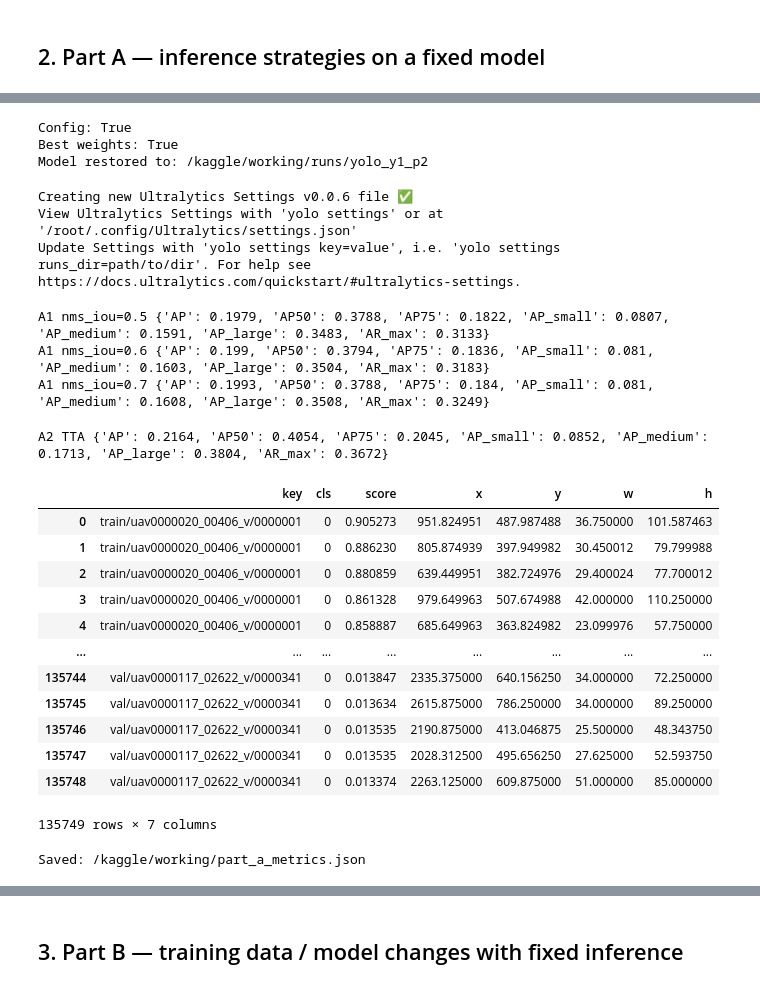
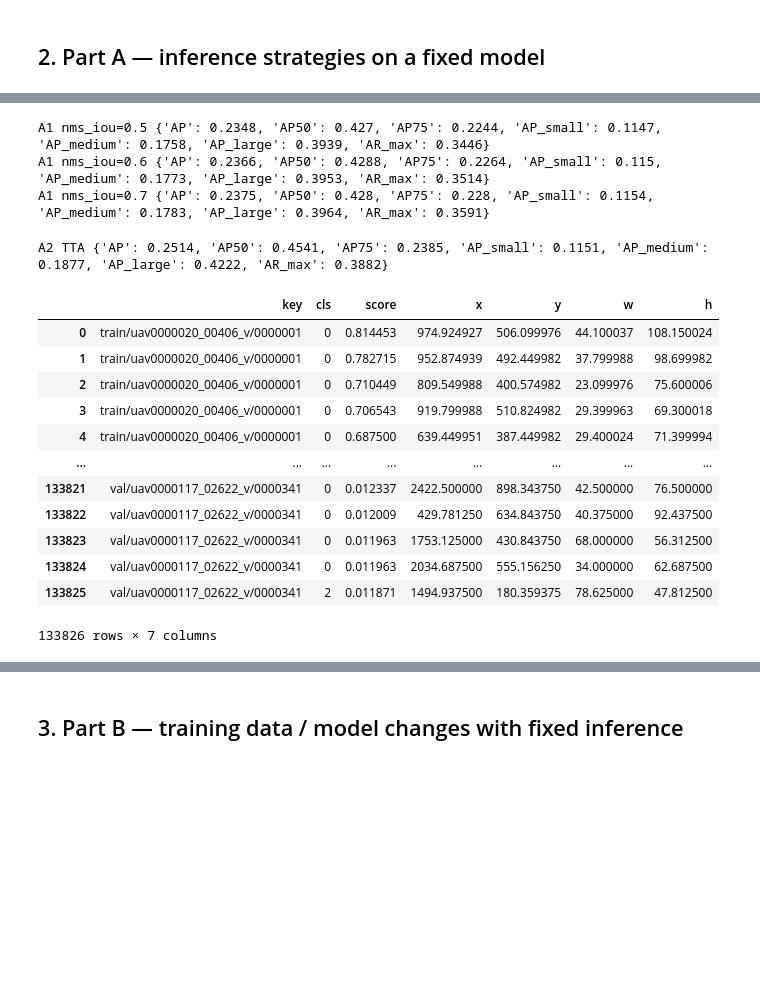
Before and after one commit to dd8ria/ai-hw2, a Jupyter notebook: notebooks/06_final_pipeline.ipynb, the cells around one changed output, grey strips where cells are left out. Drawn from its saved outputs; the diff is of its cells as text; code cells hidden in the pictures; blank space fills up the shorter version.

Commit message:
final pipeline (part A on B2, final model, submissions) with outputs

```diff
--- a/notebooks/06_final_pipeline.ipynb
+++ b/notebooks/06_final_pipeline.ipynb
@@ -78,0 +111,10 @@ if len(allres):
+# %%
+# Test submissions: B2 alone and both WBF weightings
+tb2 = ultra.predict_test(ultra.load(RUNS / "final_b2_fullaug"), ROOT, 1280)
+tb2.to_csv(OUT / "test_preds_final_b2_fullaug.csv.gz", index=False)
+vdet.write_submission(tb2, ROOT / "test_images.csv", OUT / "submission_b2.csv")
+tfr = pd.read_csv(glob.glob("/kaggle/input/**/test_preds_frcnn_e1_proposals.csv.gz", recursive=True)[0])
+for w in ([1, 1], [1, 2]):
+    fused = infer.wbf([tb2.rename(columns={"image_id": "key"}), tfr.rename(columns={"image_id": "key"})],
+                      weights=w, iou_thr=0.55).rename(columns={"key": "image_id"})
+    vdet.write_submission(fused, ROOT / "test_images.csv", OUT / f"submission_wbf_b2_frcnn_{w[0]}{w[1]}.csv")
@@ -105,69 +130,40 @@ Model files: [PosixPath('/kaggle/input/notebooks/dariaisme/04-yolo/results.zip')
-# %%
-from pathlib import Path
-import shutil
-
-src = Path("/kaggle/input/notebooks/dariaisme/04-yolo/runs/yolo_y1_p2")
-dst = RUNS / "yolo_y1_p2"
-
-shutil.copytree(src, dst, dirs_exist_ok=True)
-
-print("Config:", (dst / "config.json").exists())
-print("Best weights:", (dst / "weights/best.pt").exists())
-print("Model restored to:", dst)
-# %% [output]
-Config: True
-Best weights: True
-Model restored to: /kaggle/working/runs/yolo_y1_p2
 # %%
 # The best single model. Its run folder must be available: own RUNS, or attach the teammate's
 # Kaggle notebook output as input (the setup cell copies */runs/* automatically).
-BASE_RUN = "yolo_y1_p2"
+BASE_RUN = "final_b2_fullaug"   # best YOLO (Part B, full augmentation)
 cfg = json.loads((RUNS / BASE_RUN / "config.json").read_text()); IMGSZ = cfg["imgsz"]
 model = ultra.load(RUNS / BASE_RUN)
 A = {}
 def evalA(name, preds):
     A[name] = vdet.coco_evaluate(val_frames, anns, preds, per_class=False); print(name, {k: round(v, 4) for k, v in A[name].items()})
     return preds
-# %% [output]
-Creating new Ultralytics Settings v0.0.6 file ✅
-View Ultralytics Settings with 'yolo settings' or at '/root/.config/Ultralytics/settings.json'
-Update Settings with 'yolo settings key=value', i.e. 'yolo settings runs_dir=path/to/dir'. For help see https://docs.ultralytics.com/quickstart/#ultralytics-settings.
 # %%
 # A1: NMS IoU threshold -- dense scenes have true neighbours that overlap
 for iou in [0.5, 0.6, 0.7]:
     evalA(f"A1 nms_iou={iou}", ultra.predict_frames(model, val_frames, IMGSZ, iou=iou))
 # %% [output]
-A1 nms_iou=0.5 {'AP': 0.1979, 'AP50': 0.3788, 'AP75': 0.1822, 'AP_small': 0.0807, 'AP_medium': 0.1591, 'AP_large': 0.3483, 'AR_max': 0.3133}
-A1 nms_iou=0.6 {'AP': 0.199, 'AP50': 0.3794, 'AP75': 0.1836, 'AP_small': 0.081, 'AP_medium': 0.1603, 'AP_large': 0.3504, 'AR_max': 0.3183}
-A1 nms_iou=0.7 {'AP': 0.1993, 'AP50': 0.3788, 'AP75': 0.184, 'AP_small': 0.081, 'AP_medium': 0.1608, 'AP_large': 0.3508, 'AR_max': 0.3249}
+A1 nms_iou=0.5 {'AP': 0.2348, 'AP50': 0.427, 'AP75': 0.2244, 'AP_small': 0.1147, 'AP_medium': 0.1758, 'AP_large': 0.3939, 'AR_max': 0.3446}
+A1 nms_iou=0.6 {'AP': 0.2366, 'AP50': 0.4288, 'AP75': 0.2264, 'AP_small': 0.115, 'AP_medium': 0.1773, 'AP_large': 0.3953, 'AR_max': 0.3514}
+A1 nms_iou=0.7 {'AP': 0.2375, 'AP50': 0.428, 'AP75': 0.228, 'AP_small': 0.1154, 'AP_medium': 0.1783, 'AP_large': 0.3964, 'AR_max': 0.3591}
 # %%
-NMS_IOU = 0.7   # set from A1
+NMS_IOU = 0.6   # set from A1
 # A2: test-time augmentation (Ultralytics: flips + 2 extra scales, merged before NMS)
 evalA("A2 TTA", ultra.predict_frames(model, val_frames, IMGSZ, iou=NMS_IOU, augment=True))
 # %% [output]
-A2 TTA {'AP': 0.2164, 'AP50': 0.4054, 'AP75': 0.2045, 'AP_small': 0.0852, 'AP_medium': 0.1713, 'AP_large': 0.3804, 'AR_max': 0.3672}
+A2 TTA {'AP': 0.2514, 'AP50': 0.4541, 'AP75': 0.2385, 'AP_small': 0.1151, 'AP_medium': 0.1877, 'AP_large': 0.4222, 'AR_max': 0.3882}
 |  | key | cls | score | x | y | w | h |
-| 0 | train/uav0000020_00406_v/0000001 | 0 | 0.905273 | 951.824951 | 487.987488 | 36.750000 | 101.587463 |
-| 1 | train/uav0000020_00406_v/0000001 | 0 | 0.886230 | 805.874939 | 397.949982 | 30.450012 | 79.799988 |
-| 2 | train/uav0000020_00406_v/0000001 | 0 | 0.880859 | 639.449951 | 382.724976 | 29.400024 | 77.700012 |
-| 3 | train/uav0000020_00406_v/0000001 | 0 | 0.861328 | 979.649963 | 507.674988 | 42.000000 | 110.250000 |
-| 4 | train/uav0000020_00406_v/0000001 | 0 | 0.858887 | 685.649963 | 363.824982 | 23.099976 | 57.750000 |
+| 0 | train/uav0000020_00406_v/0000001 | 0 | 0.814453 | 974.924927 | 506.099976 | 44.100037 | 108.150024 |
+| 1 | train/uav0000020_00406_v/0000001 | 0 | 0.782715 | 952.874939 | 492.449982 | 37.799988 | 98.699982 |
+| 2 | train/uav0000020_00406_v/0000001 | 0 | 0.710449 | 809.549988 | 400.574982 | 23.099976 | 75.600006 |
+| 3 | train/uav0000020_00406_v/0000001 | 0 | 0.706543 | 919.799988 | 510.824982 | 29.399963 | 69.300018 |
+| 4 | train/uav0000020_00406_v/0000001 | 0 | 0.687500 | 639.449951 | 387.449982 | 29.400024 | 71.399994 |
 | ... | ... | ... | ... | ... | ... | ... | ... |
-| 135744 | val/uav0000117_02622_v/0000341 | 0 | 0.013847 | 2335.375000 | 640.156250 | 34.000000 | 72.250000 |
-| 135745 | val/uav0000117_02622_v/0000341 | 0 | 0.013634 | 2615.875000 | 786.250000 | 34.000000 | 89.250000 |
-| 135746 | val/uav0000117_02622_v/0000341 | 0 | 0.013535 | 2190.875000 | 413.046875 | 25.500000 | 48.343750 |
-| 135747 | val/uav0000117_02622_v/0000341 | 0 | 0.013535 | 2028.312500 | 495.656250 | 27.625000 | 52.593750 |
-| 135748 | val/uav0000117_02622_v/0000341 | 0 | 0.013374 | 2263.125000 | 609.875000 | 51.000000 | 85.000000 |
+| 133821 | val/uav0000117_02622_v/0000341 | 0 | 0.012337 | 2422.500000 | 898.343750 | 42.500000 | 76.500000 |
+| 133822 | val/uav0000117_02622_v/0000341 | 0 | 0.012009 | 429.781250 | 634.843750 | 40.375000 | 92.437500 |
+| 133823 | val/uav0000117_02622_v/0000341 | 0 | 0.011963 | 1753.125000 | 430.843750 | 68.000000 | 56.312500 |
+| 133824 | val/uav0000117_02622_v/0000341 | 0 | 0.011963 | 2034.687500 | 555.156250 | 34.000000 | 62.687500 |
+| 133825 | val/uav0000117_02622_v/0000341 | 2 | 0.011871 | 1494.937500 | 180.359375 | 78.625000 | 47.812500 |
-135749 rows × 7 columns
+133826 rows × 7 columns
-# %%
-import json
-
-with open(OUT / "part_a_metrics.json", "w") as f:
-    json.dump(A, f, indent=2, default=float)
-
-print("Saved:", OUT / "part_a_metrics.json")
-# %% [output]
-Saved: /kaggle/working/part_a_metrics.json
 # %%
 # A3: sliced inference -- crops are upscaled to IMGSZ by the model, i.e. a zoom-in on tiny objects
 fn = lambda ims: ultra.predict_images(model, ims, IMGSZ, iou=NMS_IOU)
```
Also changed, not shown: parts of 16 cells of this notebook.
